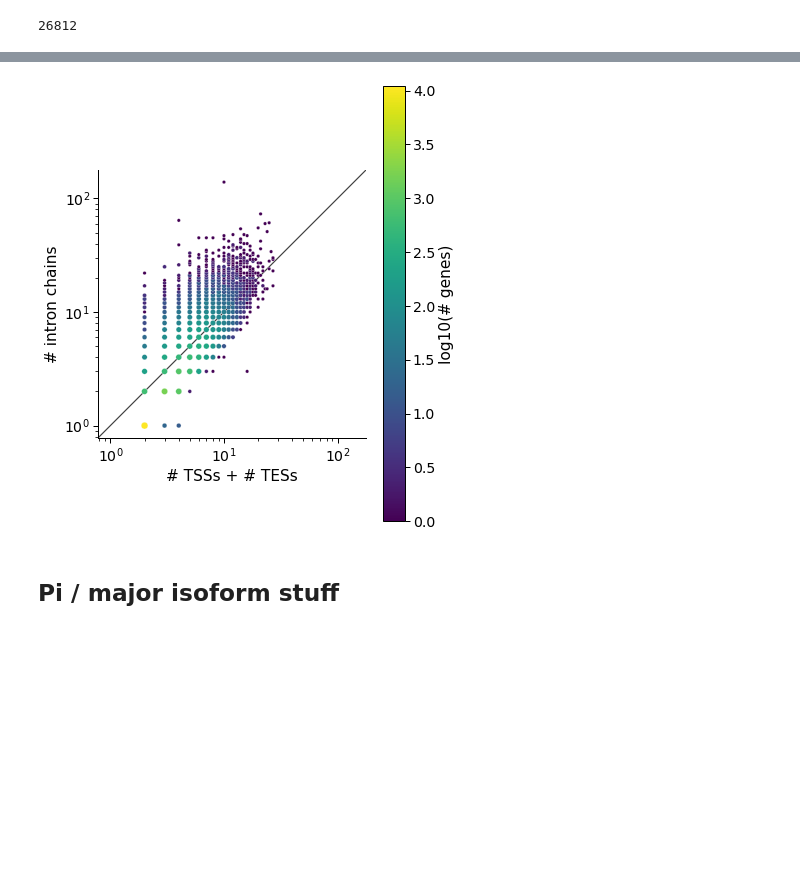
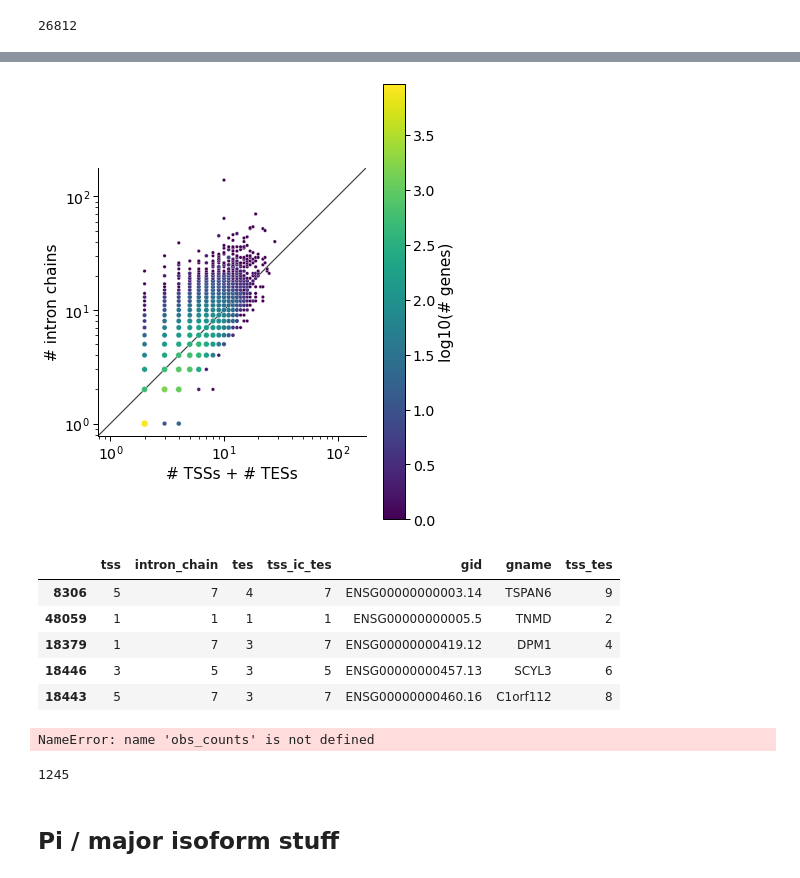
Before and after one commit to fairliereese/rnawg, a Jupyter notebook: lr_bulk/swan/swan.ipynb, the cells around one changed output, grey strips where cells are left out. Saved outputs shown, nothing was run; the diff lists cells and outputs as text; code cells hidden in the pictures; blank space fills up the shorter version.

```diff
--- a/lr_bulk/swan/swan.ipynb
+++ b/lr_bulk/swan/swan.ipynb
@@ -352,6 +430,15 @@ sg.t_df.loc[sg.t_df.gname == 'MYOG']
 # %%
-plot_genes_n_ic_ends(counts,
+plot_genes_n_ic_ends(obs_counts,
                      kind='obs',
                      opref='figures/human')
 # %% [output]
-[figure, old version]
+[figure, new version]
+# %%
+obs_counts.head()
+# %% [output]
+|  | tss | intron_chain | tes | tss_ic_tes | gid | gname | tss_tes |
+| 8306 | 5 | 7 | 4 | 7 | ENSG00000000003.14 | TSPAN6 | 9 |
+| 48059 | 1 | 1 | 1 | 1 | ENSG00000000005.5 | TNMD | 2 |
+| 18379 | 1 | 7 | 3 | 7 | ENSG00000000419.12 | DPM1 | 4 |
+| 18446 | 3 | 5 | 3 | 5 | ENSG00000000457.13 | SCYL3 | 6 |
+| 18443 | 5 | 7 | 3 | 7 | ENSG00000000460.16 | C1orf112 | 8 |
@@ -358,3 +448,31 @@ plot_genes_n_ic_ends(counts,
+# %%
+# ternary plot
+import plotly.express as px
+
+# compute ratios anyway
+obs_counts['total'] = obs_counts.tss+obs_counts.tes+obs_counts.intron_chain
+obs_counts['tss_ratio'] = obs_counts.tss/obs_counts.total
+obs_counts['tes_ratio'] = obs_counts.tes/obs_counts.total
+obs_counts['intron_chain_ratio'] = obs_counts.intron_chain/obs_counts.total
+temp = obs_counts.loc[obs_counts.gname == 'COL1A1']
+obs_counts['size'] = 1
+
+fig = px.scatter_ternary(temp,
+                         a='intron_chain',
+                         b='tss',
+                         c='tes',
+                         hover_name='gname',
+                         size='size',
+                         size_max=4)
+fig.show()
+# fname = '{}_{}_tss_ic_tes_ternary.png'.format(opref, kind)
+# fig.write_image(fname)
+# %% [output]
+NameError: name 'obs_counts' is not defined
+# %%
+len(obs_counts.loc[obs_counts.tss_ratio >= 0.4])
+# %% [output]
+1245
 # %% [markdown]
 ## Pi / major isoform stuff
 # %%
```
Also changed, not shown: parts of 33 cells of this notebook, 2 other files.
